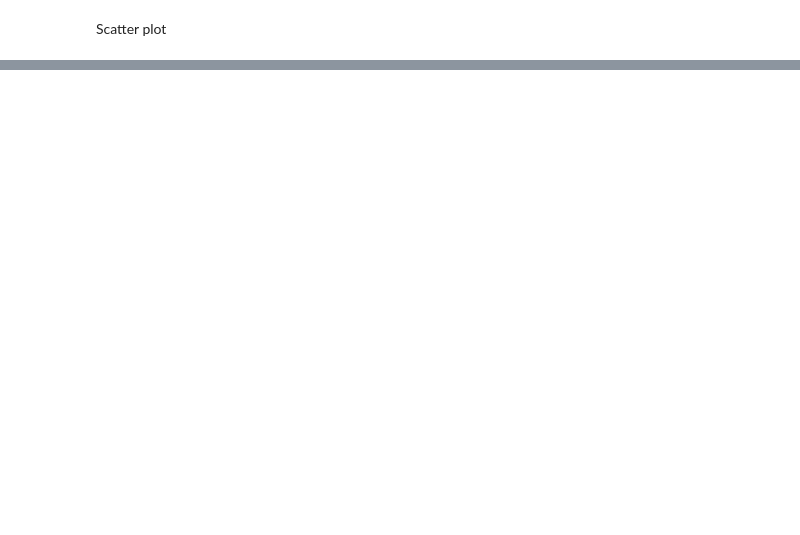
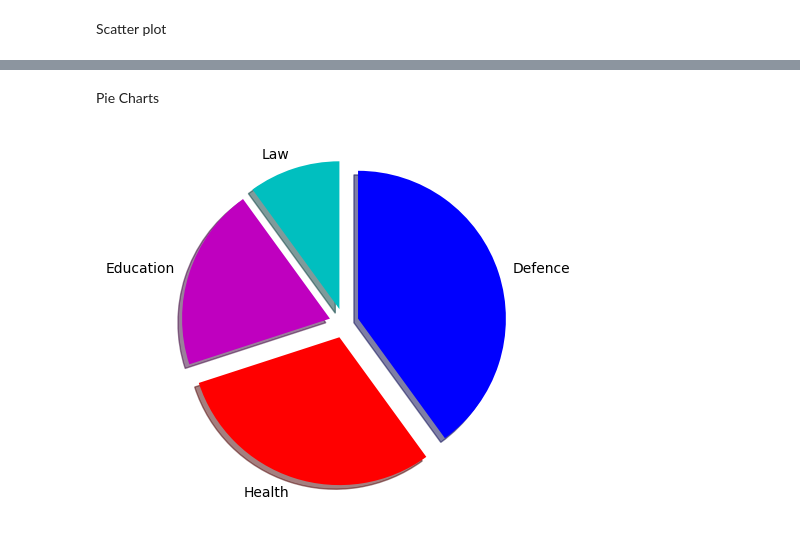
Before and after one commit to Vaishnavi-Gajinkar/Codingwise, a Jupyter notebook: matplotlib/adv_concepts.ipynb, the cells around one changed output, grey strips where cells are left out. Cells and saved outputs as stored; diff of their text form; code cells hidden in the pictures; blank space fills up the shorter version.

```diff
--- a/matplotlib/adv_concepts.ipynb
+++ b/matplotlib/adv_concepts.ipynb
@@ -174,0 +193,12 @@ plt.show()
+# %% [markdown]
+Pie Charts
+# %%
+plt.pie([1,2,3,4],
+       labels=['Law','Education','Health','Defence'],               # labels in anticlockwise sequence of pie
+       colors=['c','m','r','b'],
+       startangle=90,
+       shadow=True,
+       explode=(0.1,0.1,0.1,0.1))
+plt.show()
+# %% [output]
+[figure, added]
```
Also changed, not shown: parts of 21 cells of this notebook.
